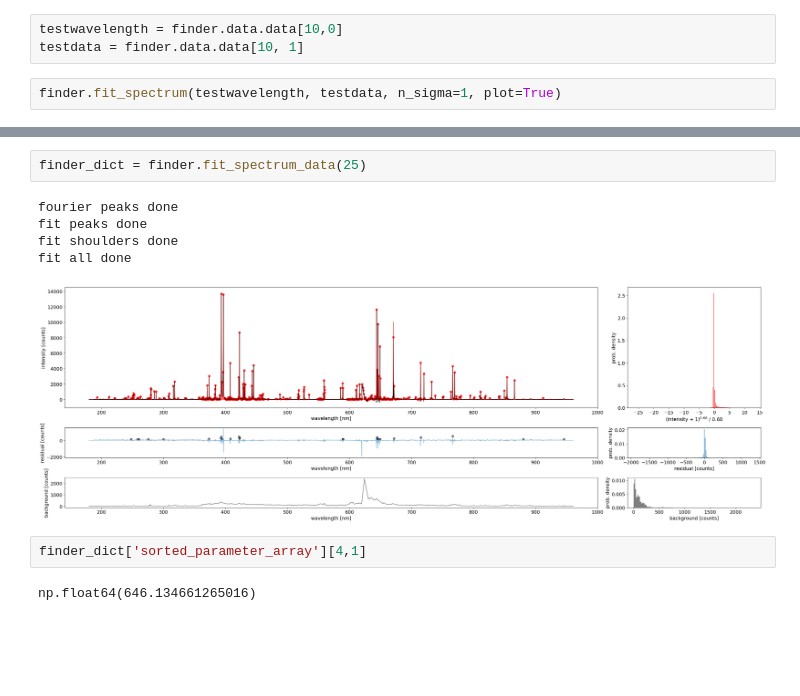
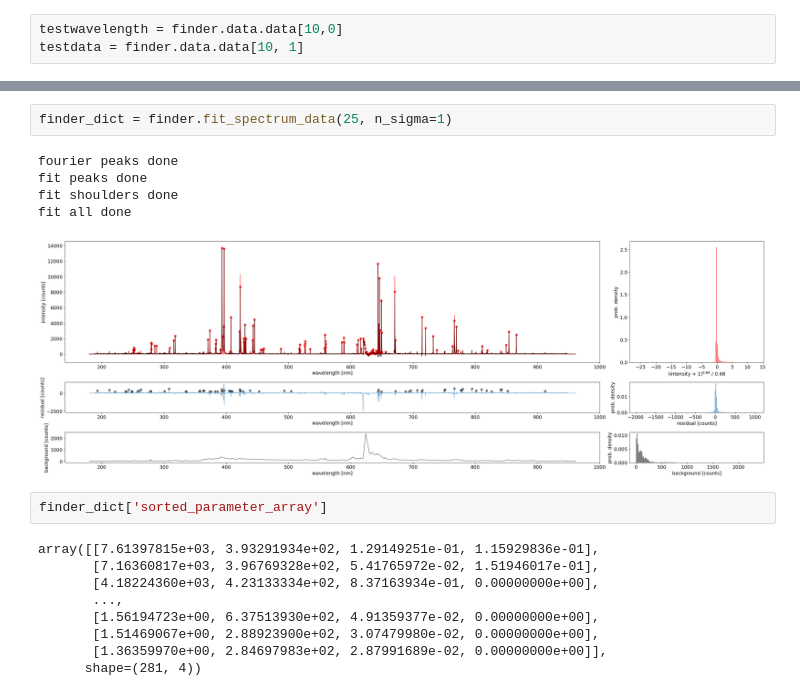
Before and after one commit to MWhitta/alibz, a Jupyter notebook: peaky_demo_v1.ipynb, the cells around one changed output, grey strips where cells are left out. Cells and saved outputs as stored; diff of their text form; blank space fills up the shorter version.

```diff
--- a/peaky_demo_v1.ipynb
+++ b/peaky_demo_v1.ipynb
@@ -15,5 +35,3 @@ finder.data.load_data()
 # %%
 testwavelength = finder.data.data[10,0]
 testdata = finder.data.data[10, 1]
-# %%
-finder.fit_spectrum(testwavelength, testdata, n_sigma=1, plot=True)
@@ -43,12 +38,19 @@ fit all done
 # %%
-finder_dict = finder.fit_spectrum_data(25)
+finder_dict = finder.fit_spectrum_data(25, n_sigma=1)
 # %% [output]
 fourier peaks done
 fit peaks done
 fit shoulders done
 fit all done
-[figure, old version]
+[figure, new version]
 # %%
-finder_dict['sorted_parameter_array'][4,1]
+finder_dict['sorted_parameter_array']
 # %% [output]
-np.float64(646.134661265016)
+array([[7.61397815e+03, 3.93291934e+02, 1.29149251e-01, 1.15929836e-01],
+       [7.16360817e+03, 3.96769328e+02, 5.41765972e-02, 1.51946017e-01],
+       [4.18224360e+03, 4.23133334e+02, 8.37163934e-01, 0.00000000e+00],
+       ...,
+       [1.56194723e+00, 6.37513930e+02, 4.91359377e-02, 0.00000000e+00],
+       [1.51469067e+00, 2.88923900e+02, 3.07479980e-02, 0.00000000e+00],
+       [1.36359970e+00, 2.84697983e+02, 2.87991689e-02, 0.00000000e+00]],
+      shape=(281, 4))
```
Also changed, not shown: parts of 8 cells of this notebook, 1 other file.
